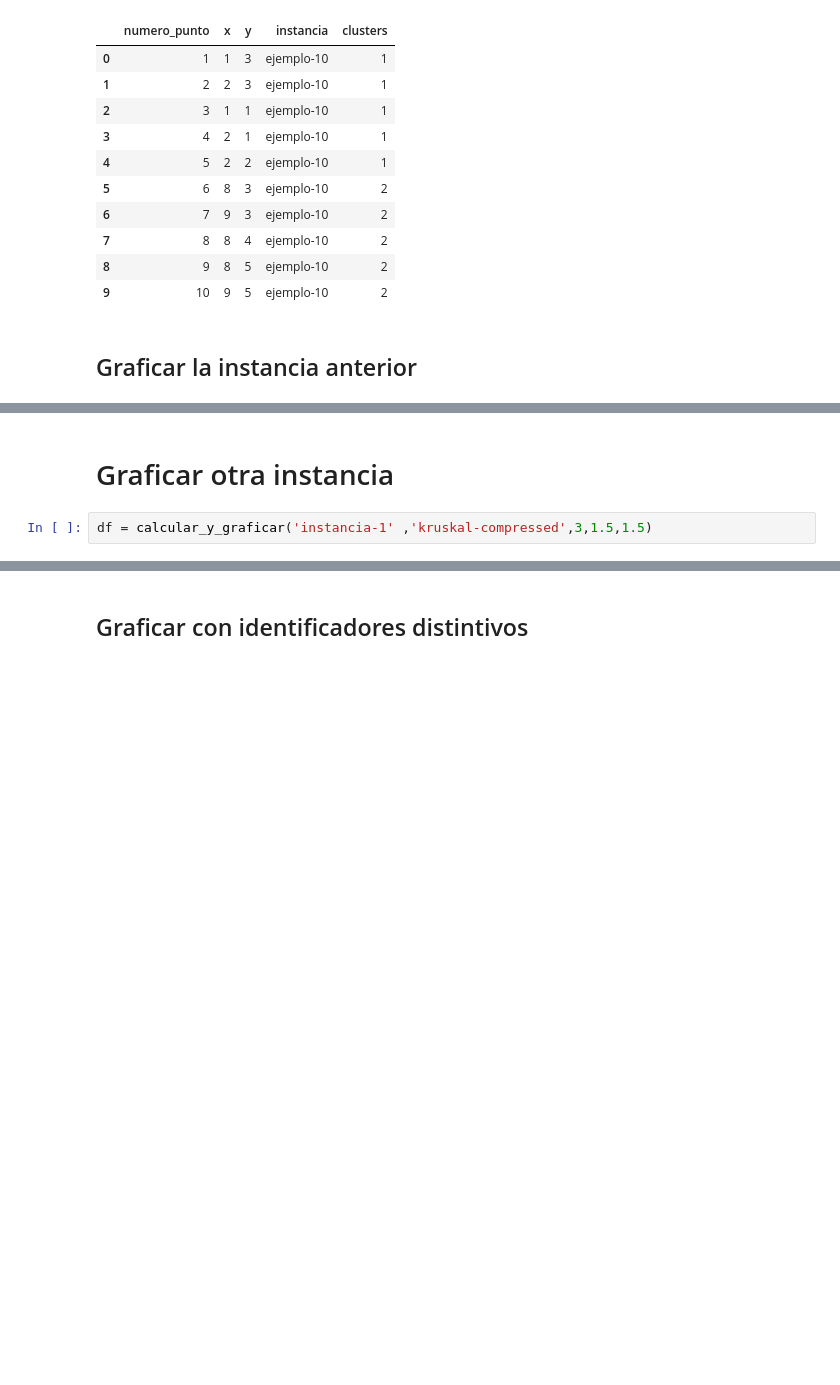
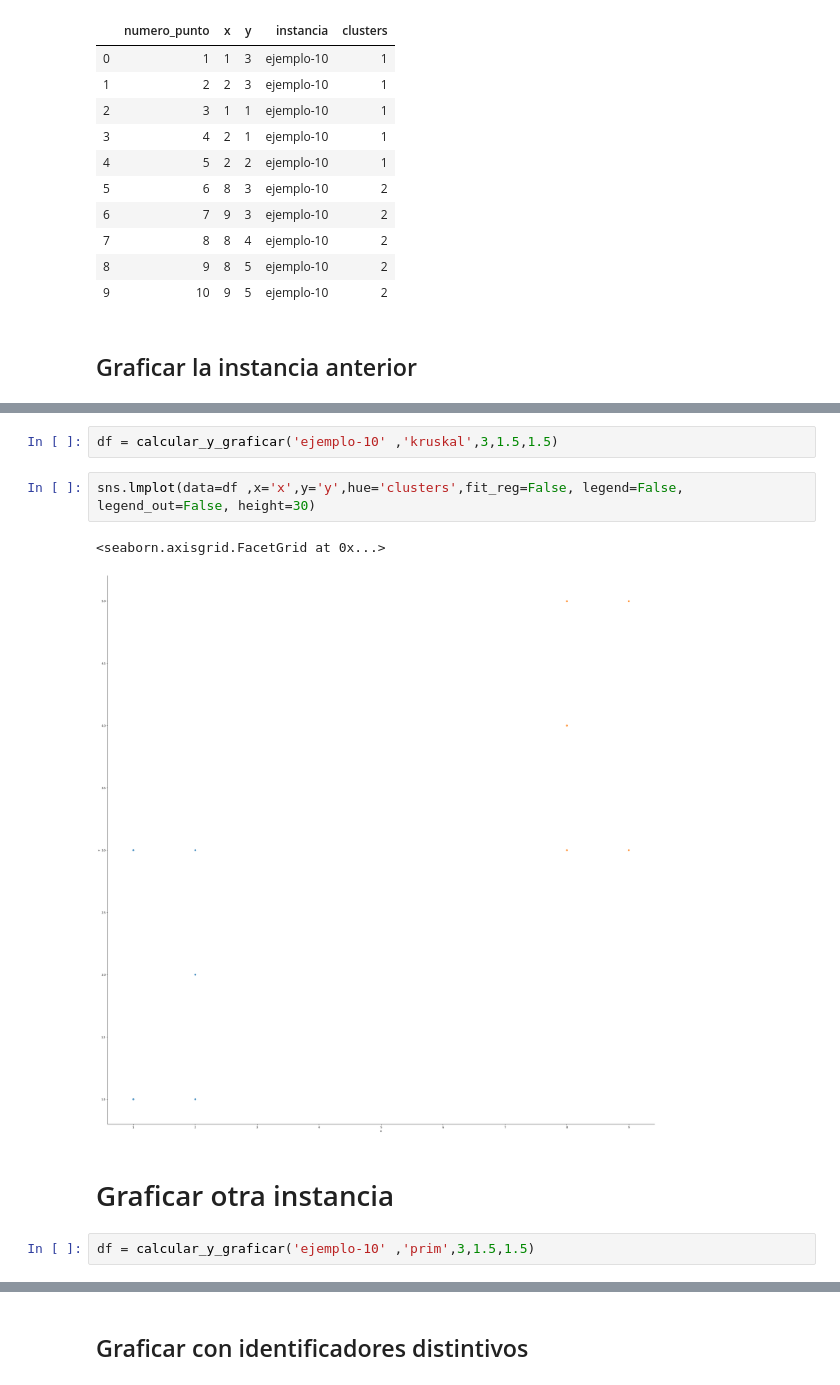
Before and after one commit to ngoldenberg/uba-aed3-tp2-2c-2019, a Jupyter notebook: experimentacion/ejercicio-1/experimentación.ipynb, the cells around one changed output, grey strips where cells are left out. Cells and saved outputs as stored; diff of their text form; blank space fills up the shorter version.

```diff
--- a/experimentacion/ejercicio-1/experimentación.ipynb
+++ b/experimentacion/ejercicio-1/experimentación.ipynb
@@ -112,7 +112,14 @@ sns.lmplot(data=data_frame,x='x',y='y',hue='clusters',fit_reg=False, legend=True
+# %%
+df = calcular_y_graficar('ejemplo-10' ,'kruskal',3,1.5,1.5)
+# %%
+sns.lmplot(data=df ,x='x',y='y',hue='clusters',fit_reg=False, legend=False, legend_out=False, height=30)
+# %% [output]
+<seaborn.axisgrid.FacetGrid at 0x...>
+[figure, added]
 # %% [markdown]
 # Graficar otra instancia
 # %%
-df = calcular_y_graficar('instancia-1' ,'kruskal-compressed',3,1.5,1.5)
+df = calcular_y_graficar('ejemplo-10' ,'prim',3,1.5,1.5)
 # %%
 sns.lmplot(data=df ,x='x',y='y',hue='clusters',fit_reg=False, legend=False, legend_out=False, height=30)
 # %% [output]
```
Also changed, not shown: parts of 3 cells of this notebook, 34 other files.
